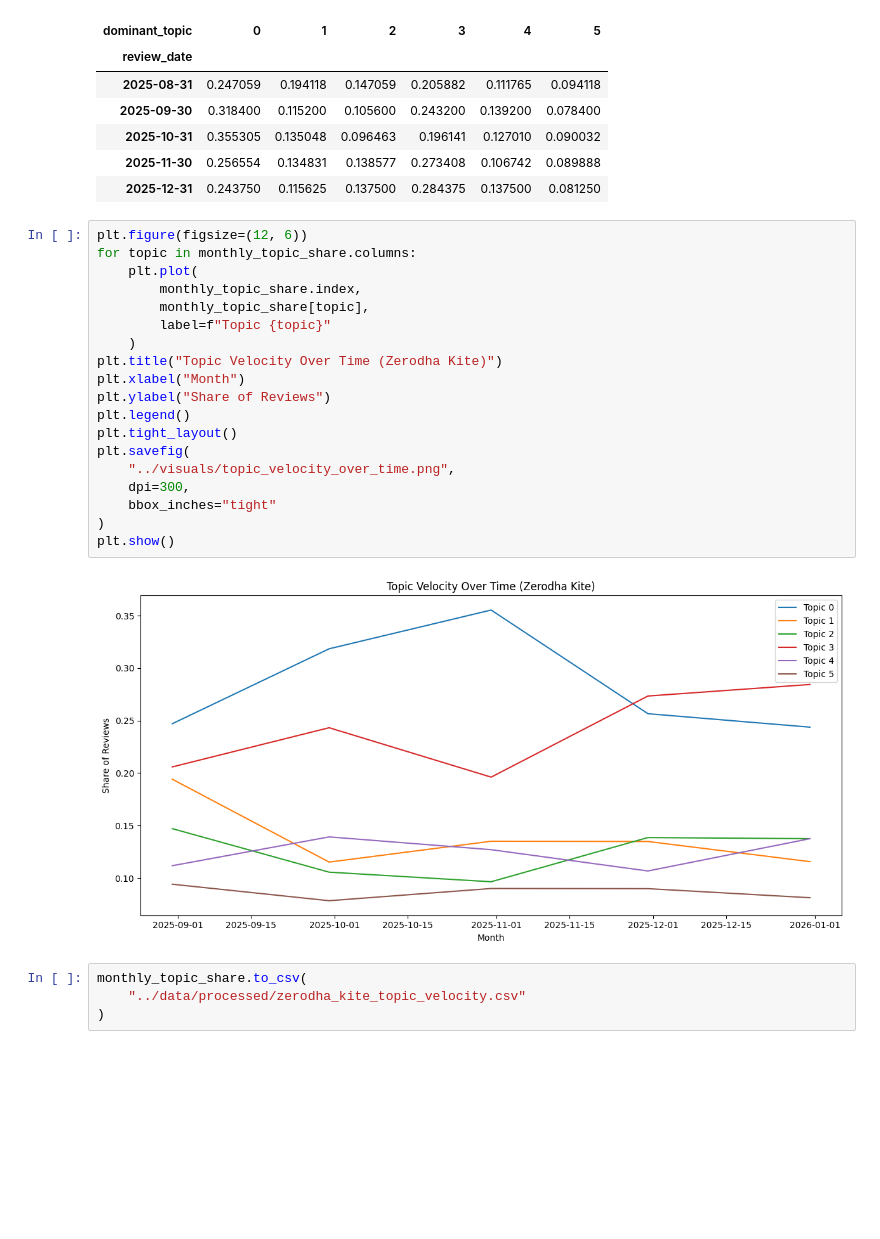
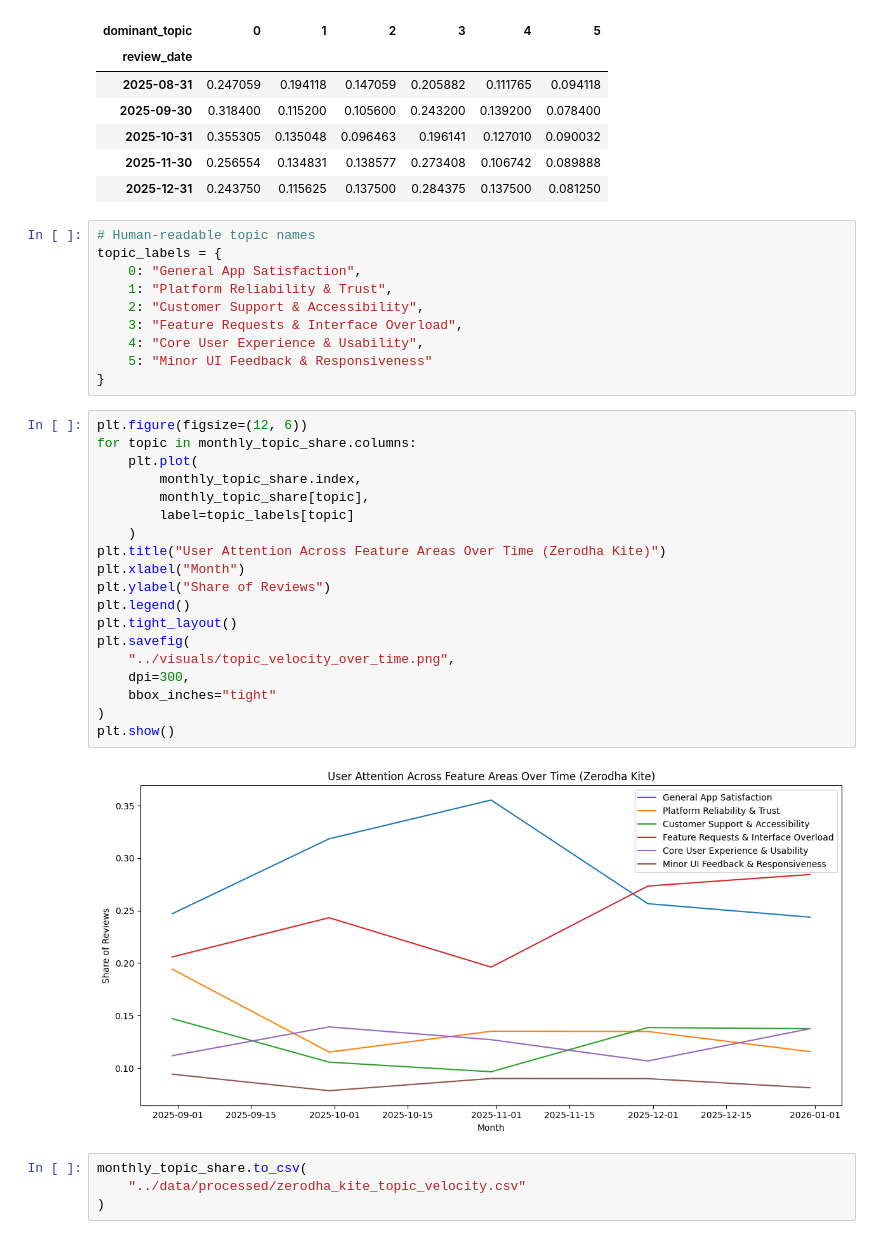
Before and after one commit to swastiksingh04/zerodha-kite-feature-fatigue, a Jupyter notebook: notebooks/04_topic_velocity_analysis.ipynb, the cells around one changed output. Drawn from its saved outputs; the diff is of its cells as text; blank space fills up the shorter version.

```diff
--- a/notebooks/04_topic_velocity_analysis.ipynb
+++ b/notebooks/04_topic_velocity_analysis.ipynb
@@ -49,27 +49,37 @@ monthly_topic_share.head()
 | 2025-10-31 | 0.355305 | 0.135048 | 0.096463 | 0.196141 | 0.127010 | 0.090032 |
 | 2025-11-30 | 0.256554 | 0.134831 | 0.138577 | 0.273408 | 0.106742 | 0.089888 |
 | 2025-12-31 | 0.243750 | 0.115625 | 0.137500 | 0.284375 | 0.137500 | 0.081250 |
+# %%
+# Human-readable topic names
+topic_labels = {
+    0: "General App Satisfaction",
+    1: "Platform Reliability & Trust",
+    2: "Customer Support & Accessibility",
+    3: "Feature Requests & Interface Overload",
+    4: "Core User Experience & Usability",
+    5: "Minor UI Feedback & Responsiveness"
+}
 # %%
 plt.figure(figsize=(12, 6))
 for topic in monthly_topic_share.columns:
     plt.plot(
         monthly_topic_share.index,
         monthly_topic_share[topic],
-        label=f"Topic {topic}"
+        label=topic_labels[topic]
     )
-plt.title("Topic Velocity Over Time (Zerodha Kite)")
+plt.title("User Attention Across Feature Areas Over Time (Zerodha Kite)")
 plt.xlabel("Month")
 plt.ylabel("Share of Reviews")
 plt.legend()
 plt.tight_layout()
 plt.savefig(
     "../visuals/topic_velocity_over_time.png",
     dpi=300,
     bbox_inches="tight"
 )
 plt.show()
 # %% [output]
-[figure, old version]
+[figure, new version]
 # %%
 monthly_topic_share.to_csv(
     "../data/processed/zerodha_kite_topic_velocity.csv"
```
Also changed, not shown: 1 other file.
